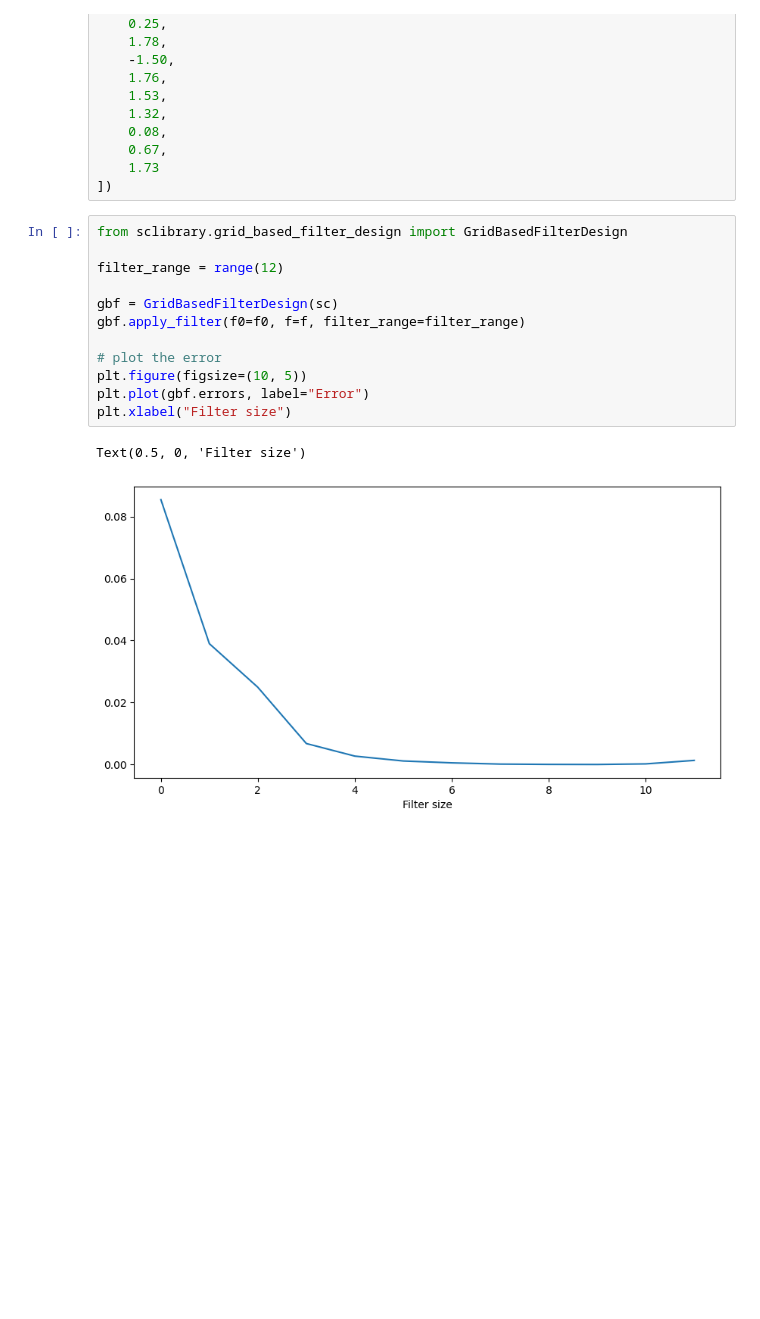
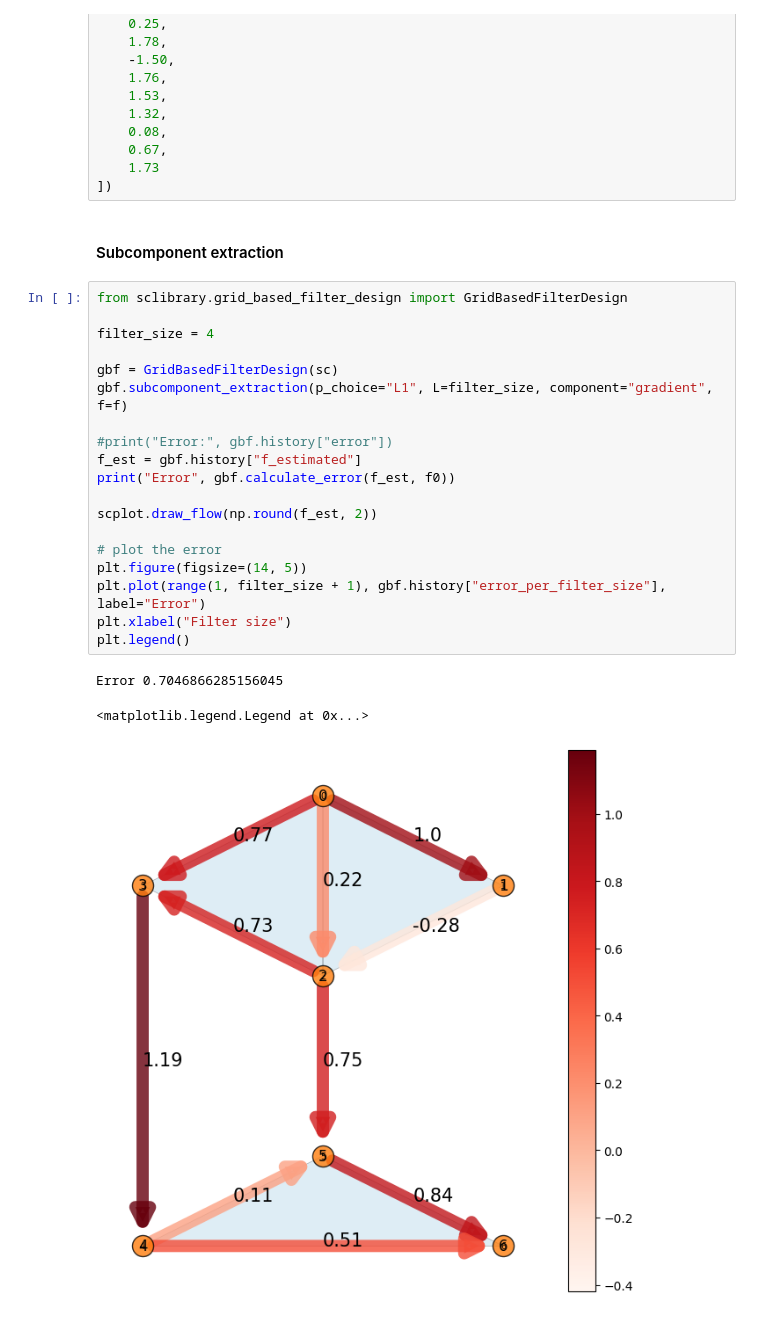
Before and after one commit to irtazahashmi/pytspl, a Jupyter notebook: notebooks/grid_based_filter_design.ipynb, the cells around one changed output. Saved outputs shown, nothing was run; the diff lists cells and outputs as text; blank space fills up the shorter version.

```diff
--- a/notebooks/grid_based_filter_design.ipynb
+++ b/notebooks/grid_based_filter_design.ipynb
@@ -68,18 +68,28 @@ f = np.array([
     0.67,
     1.73
 ])
+# %% [markdown]
+#### Subcomponent extraction
 # %%
 from sclibrary.grid_based_filter_design import GridBasedFilterDesign
 
-filter_range = range(12)
+filter_size = 4
 
 gbf = GridBasedFilterDesign(sc)
-gbf.apply_filter(f0=f0, f=f, filter_range=filter_range)
+gbf.subcomponent_extraction(p_choice="L1", L=filter_size, component="gradient", f=f)
+
+#print("Error:", gbf.history["error"])
+f_est = gbf.history["f_estimated"]
+print("Error", gbf.calculate_error(f_est, f0))
+
+scplot.draw_flow(np.round(f_est, 2))
 
 # plot the error
-plt.figure(figsize=(10, 5))
-plt.plot(gbf.errors, label="Error")
+plt.figure(figsize=(14, 5))
+plt.plot(range(1, filter_size + 1), gbf.history["error_per_filter_size"], label="Error")
 plt.xlabel("Filter size")
+plt.legend()
 # %% [output]
-Text(0.5, 0, 'Filter size')
+Error 0.7046866285156045
+<matplotlib.legend.Legend at 0x...>
-[figure, old version]
+[figure, new version]
```
Also changed, not shown: parts of 5 cells of this notebook, 11 other files.
